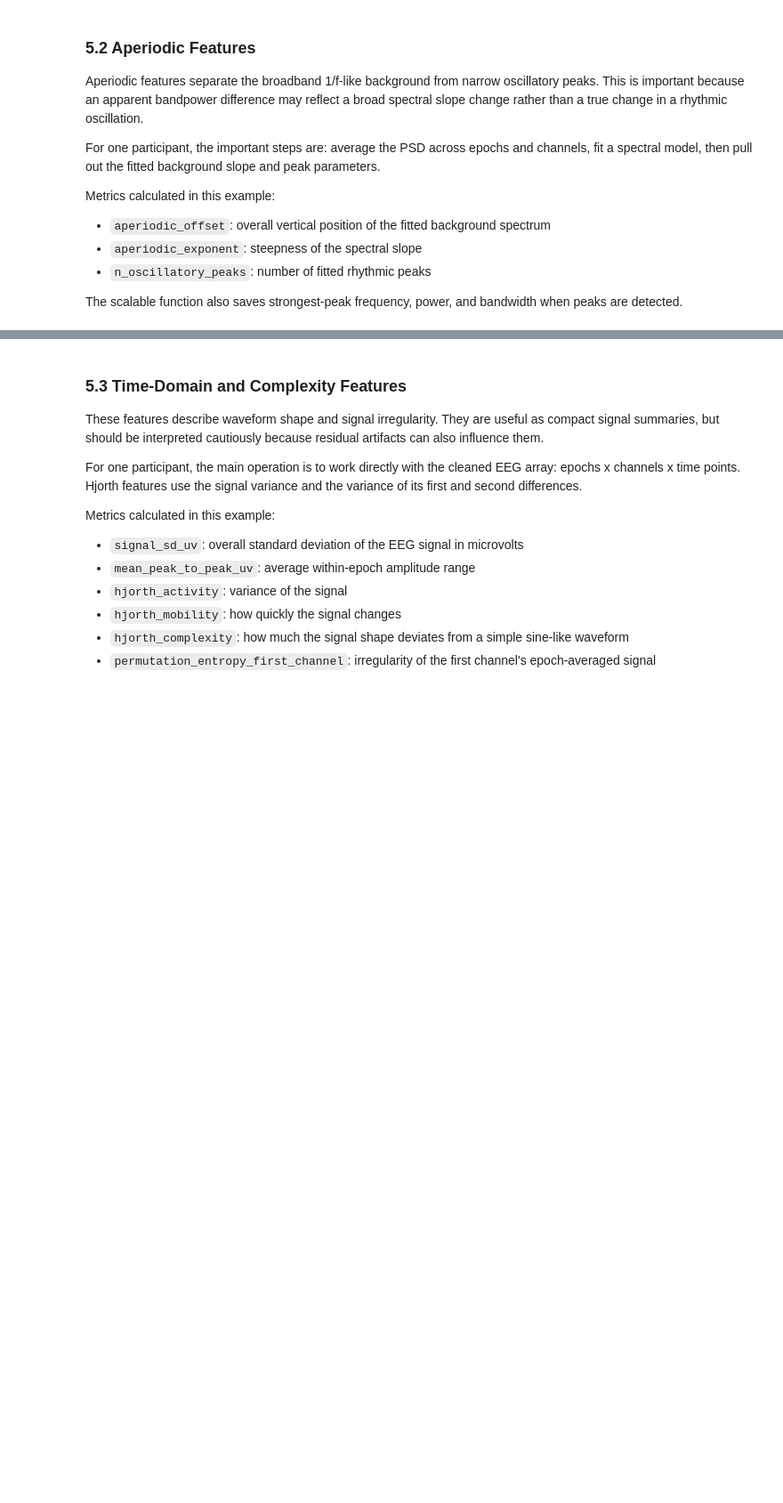
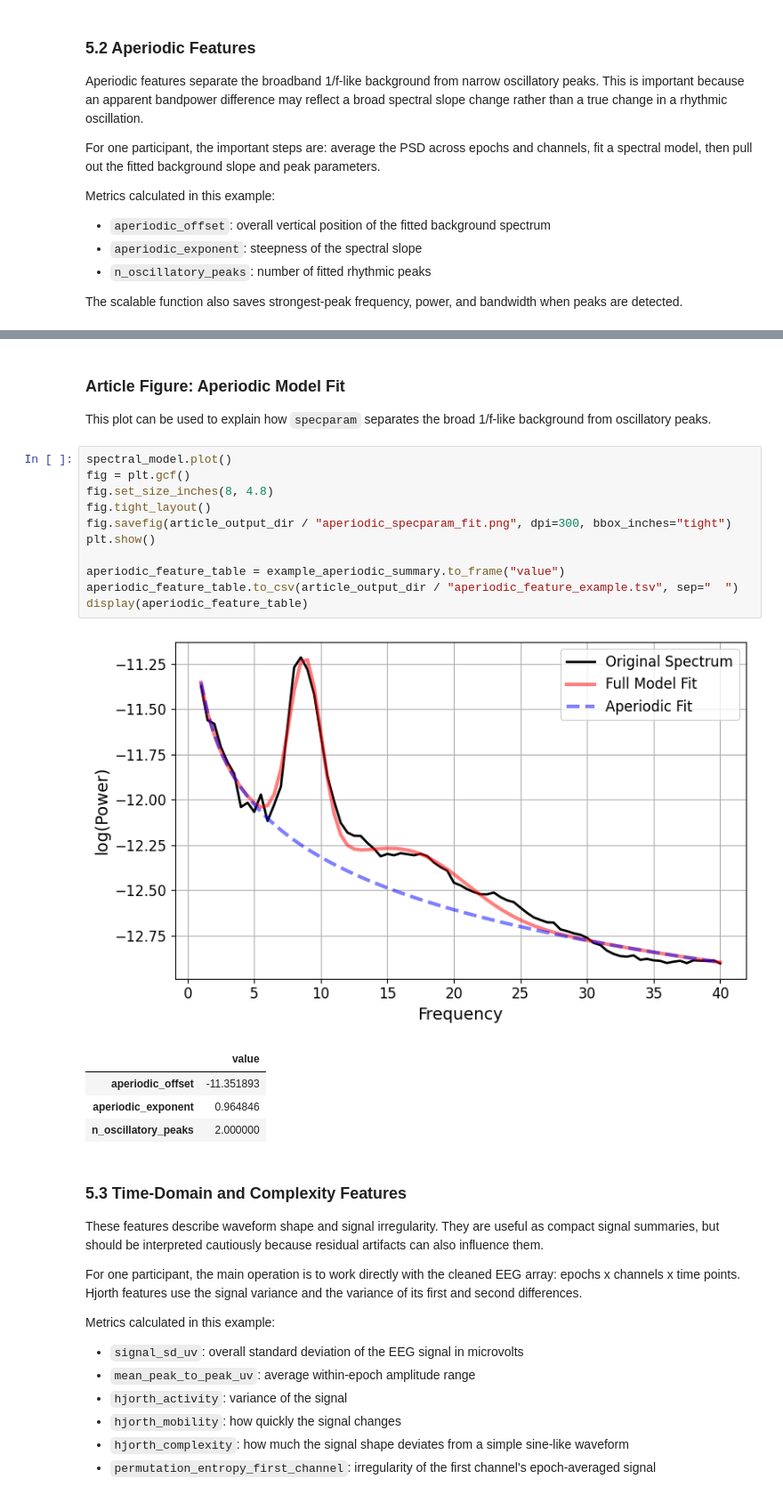
Before and after one commit to nmarryatt/neurogenetics-ml, a Jupyter notebook: notebooks/04_Feature_Extraction.ipynb, the cells around one changed output, grey strips where cells are left out. Shown at 89% size. Saved outputs shown, nothing was run; the diff lists cells and outputs as text; blank space fills up the shorter version.

```diff
--- a/notebooks/04_Feature_Extraction.ipynb
+++ b/notebooks/04_Feature_Extraction.ipynb
@@ -288,3 +400,24 @@ example_aperiodic_summary.to_frame("value")
+# %% [markdown]
+### Article Figure: Aperiodic Model Fit
+
+This plot can be used to explain how `specparam` separates the broad 1/f-like background from oscillatory peaks.
+# %%
+spectral_model.plot()
+fig = plt.gcf()
+fig.set_size_inches(8, 4.8)
+fig.tight_layout()
+fig.savefig(article_output_dir / "aperiodic_specparam_fit.png", dpi=300, bbox_inches="tight")
+plt.show()
+
+aperiodic_feature_table = example_aperiodic_summary.to_frame("value")
+aperiodic_feature_table.to_csv(article_output_dir / "aperiodic_feature_example.tsv", sep="	")
+display(aperiodic_feature_table)
+# %% [output]
+[figure, added]
+|  | value |
+| aperiodic_offset | -11.351893 |
+| aperiodic_exponent | 0.964846 |
+| n_oscillatory_peaks | 2.000000 |
 # %% [markdown]
 ### 5.3 Time-Domain and Complexity Features
 
```
Also changed, not shown: parts of 26 cells of this notebook.
